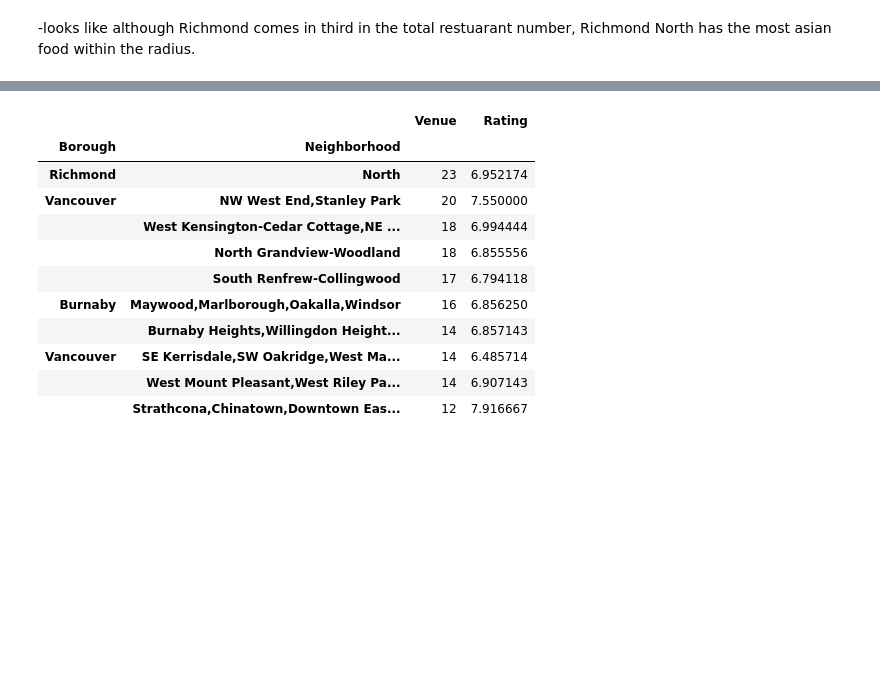
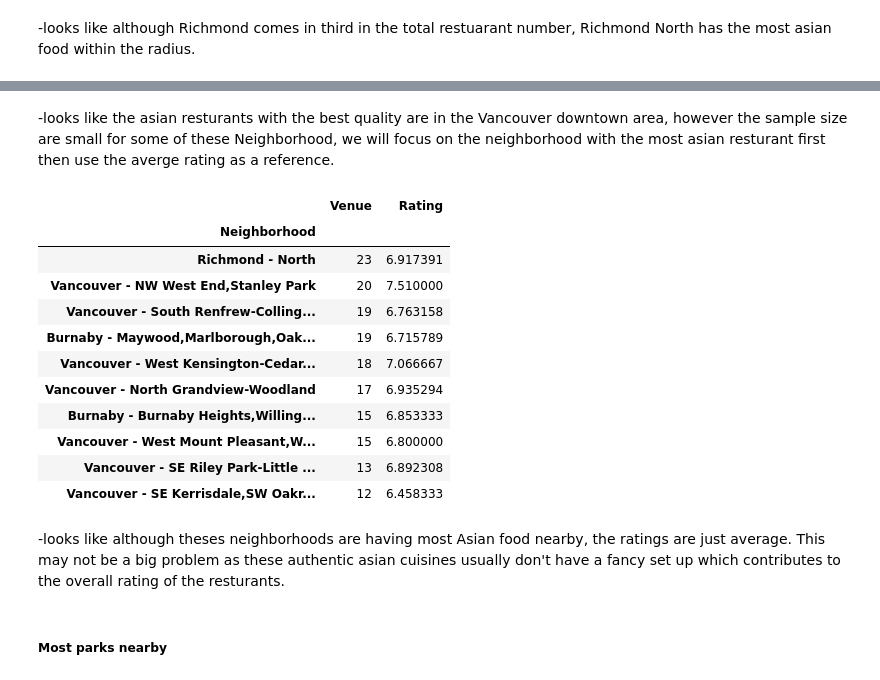
Before and after one commit to Leo-w17/Coursera_Capstone, a Jupyter notebook: Battle of neighborhood in Metro Vancouver.ipynb, the cells around one changed output, grey strips where cells are left out. Saved outputs shown, nothing was run; the diff lists cells and outputs as text; code cells hidden in the pictures; blank space fills up the shorter version.

```diff
--- a/Battle of neighborhood in Metro Vancouver.ipynb
+++ b/Battle of neighborhood in Metro Vancouver.ipynb
@@ -339,0 +359,4 @@ greatvan_venues.shape[0]
+# %%
+#let's add the Municiple name into the Neighborhood name, to make the interpretation a little bit easier.
+metrovan_venues['Neighborhood']=metrovan_venues[['Borough', 'Neighborhood']].agg(' - '.join, axis=1)
+metrovan_venues.head()
@@ -345,6 +598,6 @@ Asian,Chinese,Japanese,Noodle,Ramen,Sushi,Shanghai,Cantonese,Vietnamese,Taiwanes
 # %%
 #find out how many asian restaurants are in these venues we are exploring.
-asianfood = greatvan_venues[greatvan_venues['Venue Category'].str.contains('Asian|Chinese|Japanese|Noodle|Ramen|Sushi|Shanghai|Cantonese|Vietnamese|Taiwanese')].reset_index(drop=True)
+asianfood = metrovan_venues[metrovan_venues['Venue Category'].str.contains('Asian|Chinese|Japanese|Noodle|Ramen|Sushi|Shanghai|Cantonese|Vietnamese|Taiwanese')].reset_index(drop=True)
 asianfood.head()
 # %% [output]
 |  | Borough | Neighborhood | Neighborhood Latitude | Neighborhood Longitude | Venue | Venue Latitude | ... |
@@ -419,5 +669,5 @@ asianfood[['Borough','Venue']].groupby('Borough').count().sort_values(['Venue'],
 # %%
 #Now let's find out which neigborhood has the most density in asian food. showing the top 10 neighborhood.
-Mostvenues=asianfood[['Borough','Neighborhood','Venue']].groupby(['Borough','Neighborhood']).count().sort_values(['Venue'],ascending=False).head(10)
+Mostvenues=asianfood[['Neighborhood','Venue']].groupby(['Neighborhood']).count().sort_values(['Venue'],ascending=False).head(10)
 Mostvenues
 # %% [output]
@@ -437,6 +689,6 @@ Mostvenues
 -looks like although Richmond comes in third in the total restuarant number, Richmond North has the most asian food within the radius.
 # %%
 #Let's calculate the average ratings of these resturaunts in each neighborhood and showing the top 10.
-bestquality=asianfood[['Borough','Neighborhood','Rating']].groupby(['Borough','Neighborhood']).mean().sort_values(['Rating'],ascending=False)
+bestquality=asianfood[['Neighborhood','Rating']].groupby('Neighborhood').mean().sort_values(['Rating'],ascending=False)
 bestquality.head(10)
 # %% [output]
@@ -455,17 +723,19 @@ bestquality.head(10)
+# %% [markdown]
+-looks like the asian resturants with the best quality are in the Vancouver downtown area, however the sample size are small for some of these Neighborhood, we will focus on the neighborhood with the most asian resturant first then use the averge rating as a reference.
 # %%
 #lets add the ratings to top 10 neighborhoods has the best rating for asian food.
-df_top10=pd.merge(Mostvenues,bestquality,on=['Borough','Neighborhood'])
+df_top10=pd.merge(Mostvenues,bestquality,on='Neighborhood')
 df_top10
 # %% [output]
-|  |  | Venue | Rating |
-| Borough | Neighborhood |  |  |
-| Richmond | North | 23 | 6.952174 |
-| Vancouver | NW West End,Stanley Park | 20 | 7.550000 |
-|  | West Kensington-Cedar Cottage,NE ... | 18 | 6.994444 |
-|  | North Grandview-Woodland | 18 | 6.855556 |
-|  | South Renfrew-Collingwood | 17 | 6.794118 |
-| Burnaby | Maywood,Marlborough,Oakalla,Windsor | 16 | 6.856250 |
-|  | Burnaby Heights,Willingdon Height... | 14 | 6.857143 |
-| Vancouver | SE Kerrisdale,SW Oakridge,West Ma... | 14 | 6.485714 |
-|  | West Mount Pleasant,West Riley Pa... | 14 | 6.907143 |
-|  | Strathcona,Chinatown,Downtown Eas... | 12 | 7.916667 |
+|  | Venue | Rating |
+| Neighborhood |  |  |
+| Richmond - North | 23 | 6.917391 |
+| Vancouver - NW West End,Stanley Park | 20 | 7.510000 |
+| Vancouver - South Renfrew-Colling... | 19 | 6.763158 |
+| Burnaby - Maywood,Marlborough,Oak... | 19 | 6.715789 |
+| Vancouver - West Kensington-Cedar... | 18 | 7.066667 |
+| Vancouver - North Grandview-Woodland | 17 | 6.935294 |
+| Burnaby - Burnaby Heights,Willing... | 15 | 6.853333 |
+| Vancouver - West Mount Pleasant,W... | 15 | 6.800000 |
+| Vancouver - SE Riley Park-Little ... | 13 | 6.892308 |
+| Vancouver - SE Kerrisdale,SW Oakr... | 12 | 6.458333 |
@@ -474 +742,5 @@ df_top10
+# %% [markdown]
+-looks like although theses neighborhoods are having most Asian food nearby, the ratings are just average. This may not be a big problem as these authentic asian cuisines usually don't have a fancy set up which contributes to the overall rating of the resturants.
+# %% [markdown]
+##### Most parks nearby
 # %%
```
Also changed, not shown: parts of 83 cells of this notebook.
